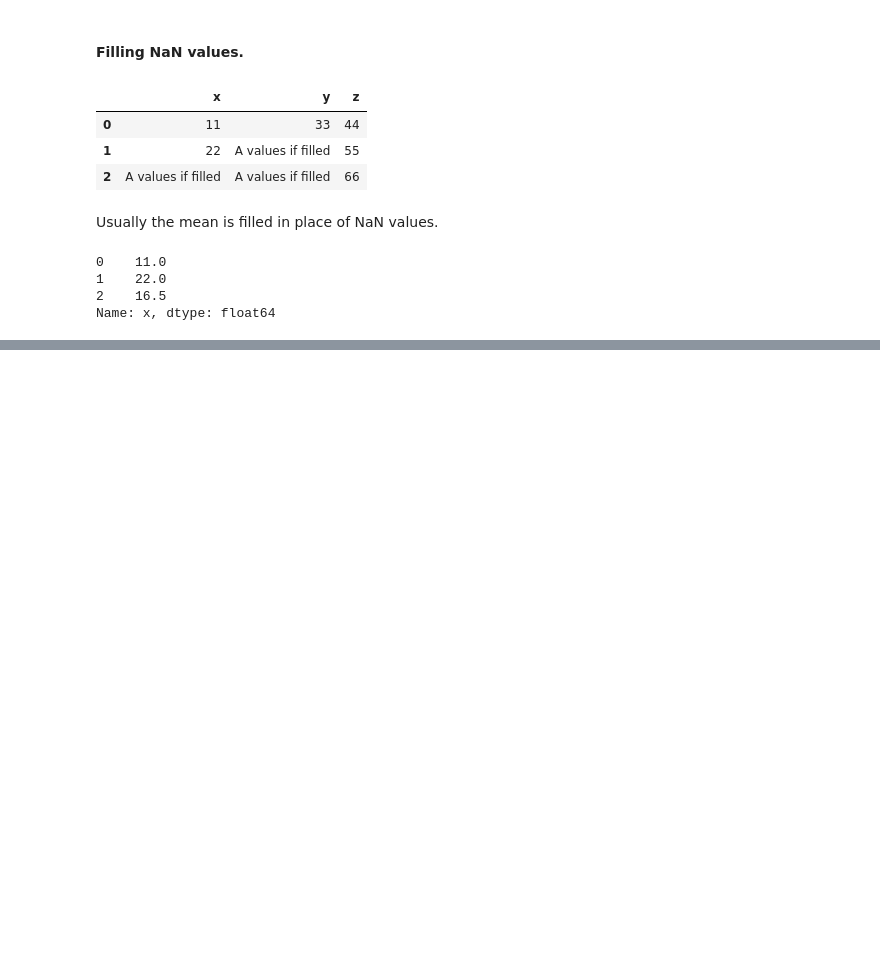
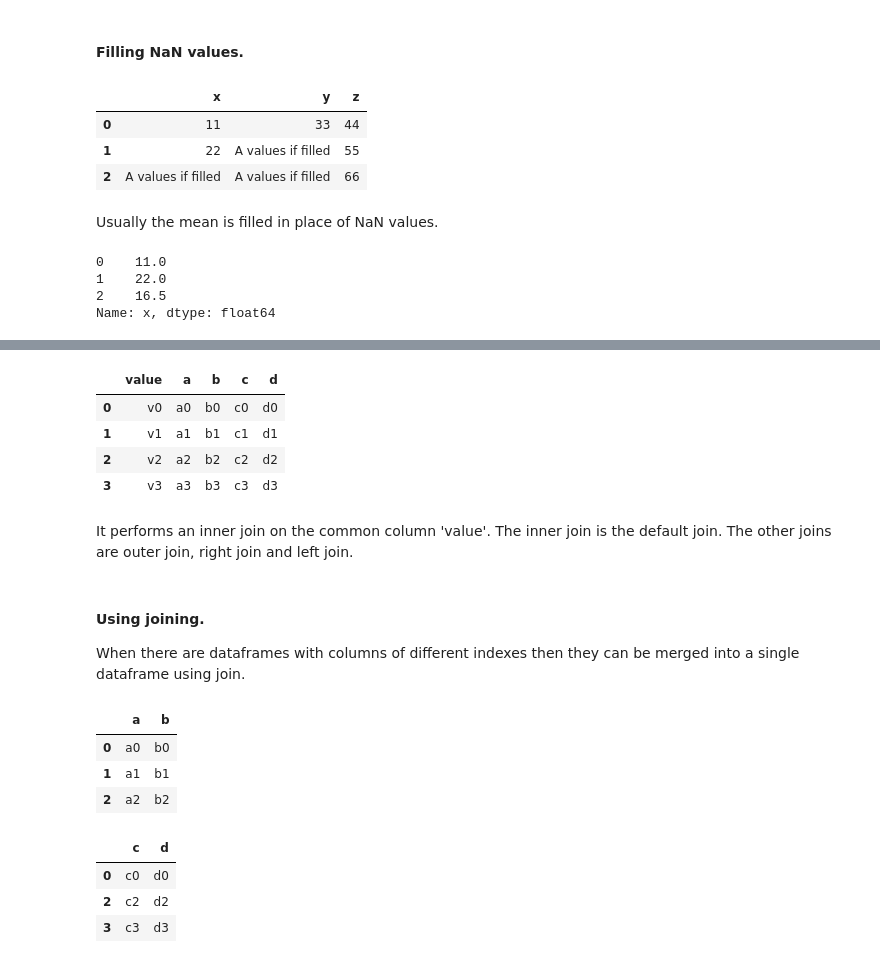
Before and after one commit to jayashree8/Machine_learning_EDA, a Jupyter notebook: Guide/Pandas/Pandas.ipynb, the cells around one changed output, grey strips where cells are left out. Saved outputs shown, nothing was run; the diff lists cells and outputs as text; code cells hidden in the pictures; blank space fills up the shorter version.

```diff
--- a/Guide/Pandas/Pandas.ipynb
+++ b/Guide/Pandas/Pandas.ipynb
@@ -491,0 +642,8 @@ Name: x, dtype: float64
+# %%
+df4 = pd.DataFrame({'value':['v0','v1','v2','v3'],
+                    'a':['a0','a1','a2','a3'],
+                    'b':['b0','b1','b2','b3']})
+# %%
+df5 = pd.DataFrame({'value':['v0','v1','v2','v3'],
+                    'c':['c0','c1','c2','c3'],
+                    'd':['d0','d1','d2','d3']})
@@ -491,0 +666,13 @@ Name: x, dtype: float64
+# %%
+pd.merge(df4,df5,how='inner',on='value')
+# %% [output]
+|  | value | a | b | c | d |
+| 0 | v0 | a0 | b0 | c0 | d0 |
+| 1 | v1 | a1 | b1 | c1 | d1 |
+| 2 | v2 | a2 | b2 | c2 | d2 |
+| 3 | v3 | a3 | b3 | c3 | d3 |
+# %% [markdown]
+It performs an inner join on the common column 'value'. The inner join is the default join. The other joins are outer join, right join and left join.
+# %% [markdown]
+#### Using joining.
+When there are dataframes with columns of different indexes then they can be merged into a single dataframe using join.
@@ -491,0 +687,14 @@ Name: x, dtype: float64
+# %%
+df6
+# %% [output]
+|  | a | b |
+| 0 | a0 | b0 |
+| 1 | a1 | b1 |
+| 2 | a2 | b2 |
+# %%
+df7
+# %% [output]
+|  | c | d |
+| 0 | c0 | d0 |
+| 2 | c2 | d2 |
+| 3 | c3 | d3 |
```
Also changed, not shown: parts of 35 cells of this notebook.
